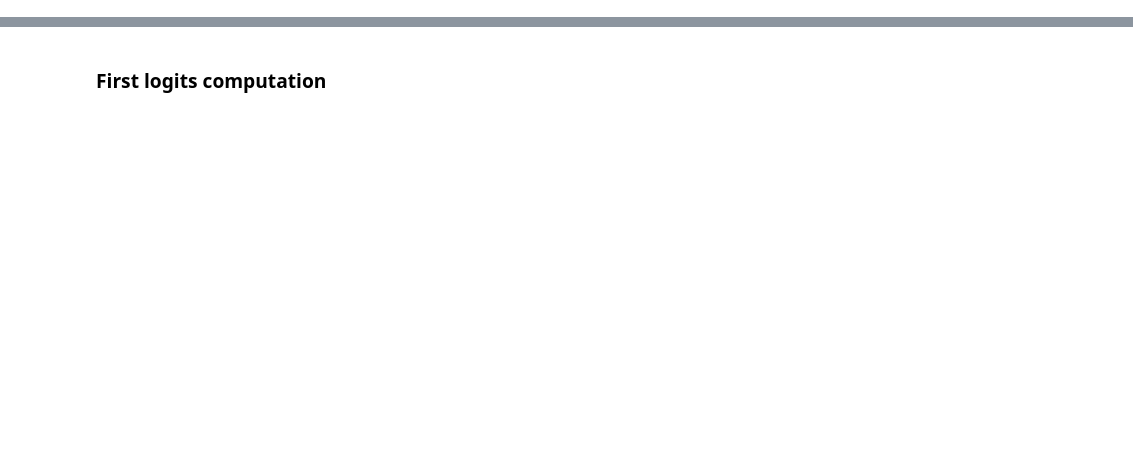
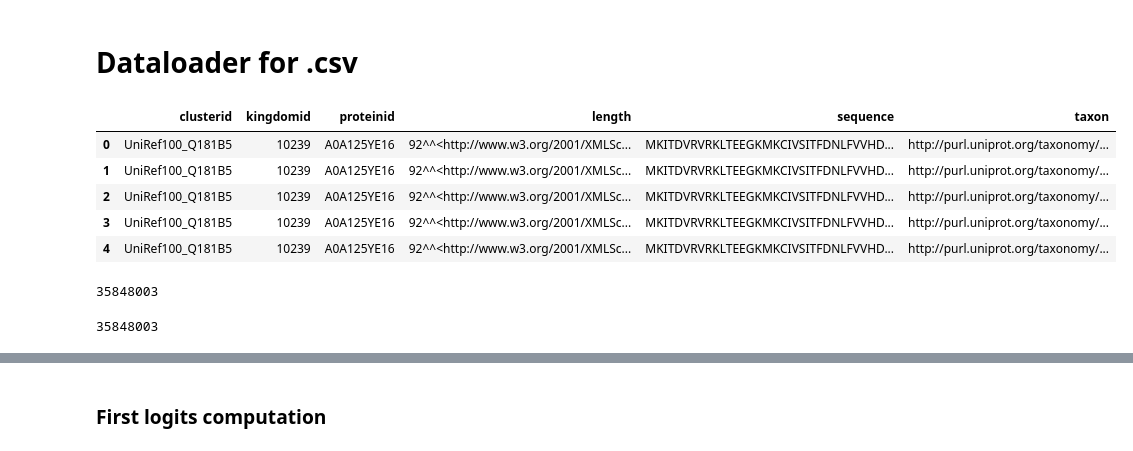
Before and after one commit to Florencia-DeLillo/PLM_project, a Jupyter notebook: notebooks/data_preprocessing_prototype.ipynb, the cells around one changed output, grey strips where cells are left out. Saved outputs shown, nothing was run; the diff lists cells and outputs as text; code cells hidden in the pictures; blank space fills up the shorter version.

```diff
--- a/notebooks/data_preprocessing_prototype.ipynb
+++ b/notebooks/data_preprocessing_prototype.ipynb
@@ -131,3 +324,23 @@ print(len(data))
+# %% [markdown]
+# Dataloader for .csv
+# %%
+import csv
+import pandas as pd
+
+# with open('../data/raw/uniref100_sample_n20.csv', newline='') as csvfile:
+#     csvreader = csv.reader(csvfile)
+#     for row in csvreader:
+#         print(row)  # Each row is a list of values
+
+df = pd.read_csv('../data/raw/uniref100_sample_n20.csv')
+df.head()
+# %% [output]
+|  | clusterid | kingdomid | proteinid | length | sequence | taxon |
+| 0 | UniRef100_Q181B5 | 10239 | A0A125YE16 | 92^^<http://www.w3.org/2001/XMLSc... | MKITDVRVRKLTEEGKMKCIVSITFDNLFVVHD... | http://purl.uniprot.org/taxonomy/... |
+| 1 | UniRef100_Q181B5 | 10239 | A0A125YE16 | 92^^<http://www.w3.org/2001/XMLSc... | MKITDVRVRKLTEEGKMKCIVSITFDNLFVVHD... | http://purl.uniprot.org/taxonomy/... |
+| 2 | UniRef100_Q181B5 | 10239 | A0A125YE16 | 92^^<http://www.w3.org/2001/XMLSc... | MKITDVRVRKLTEEGKMKCIVSITFDNLFVVHD... | http://purl.uniprot.org/taxonomy/... |
+| 3 | UniRef100_Q181B5 | 10239 | A0A125YE16 | 92^^<http://www.w3.org/2001/XMLSc... | MKITDVRVRKLTEEGKMKCIVSITFDNLFVVHD... | http://purl.uniprot.org/taxonomy/... |
+| 4 | UniRef100_Q181B5 | 10239 | A0A125YE16 | 92^^<http://www.w3.org/2001/XMLSc... | MKITDVRVRKLTEEGKMKCIVSITFDNLFVVHD... | http://purl.uniprot.org/taxonomy/... |
 # %%
 class ProteinDataset(Dataset):
 
@@ -182,0 +392,21 @@ class CustomSampler(Sampler):
+# %%
+header_row = df.iloc[0]
+repeated_headers = (df == header_row).all(axis=1)
+df_cleaned = df[~repeated_headers].reset_index(drop=True)
+print(len(df_cleaned))
+# %% [output]
+35848003
+# %%
+import numpy as np
+
+# Get the header row
+header_row = df.iloc[0].values
+
+# Find rows that match the header row
+repeated_headers = np.all(df.values == header_row, axis=1)
+
+# Filter out the repeated headers
+df_cleaned = df.loc[~repeated_headers].reset_index(drop=True)
+print(len(df_cleaned))
+# %% [output]
+35848003
```
Also changed, not shown: parts of 33 cells of this notebook.
